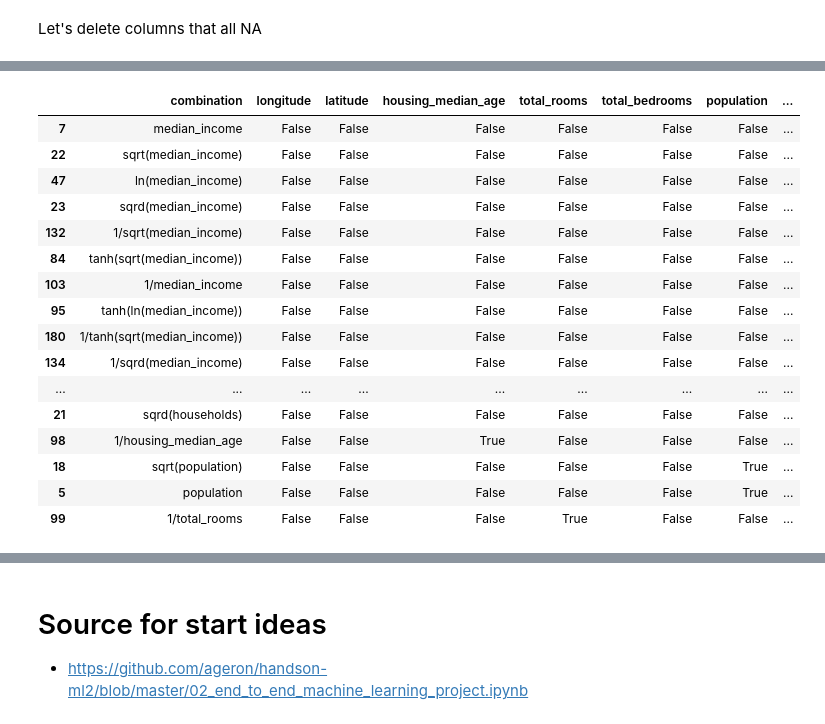
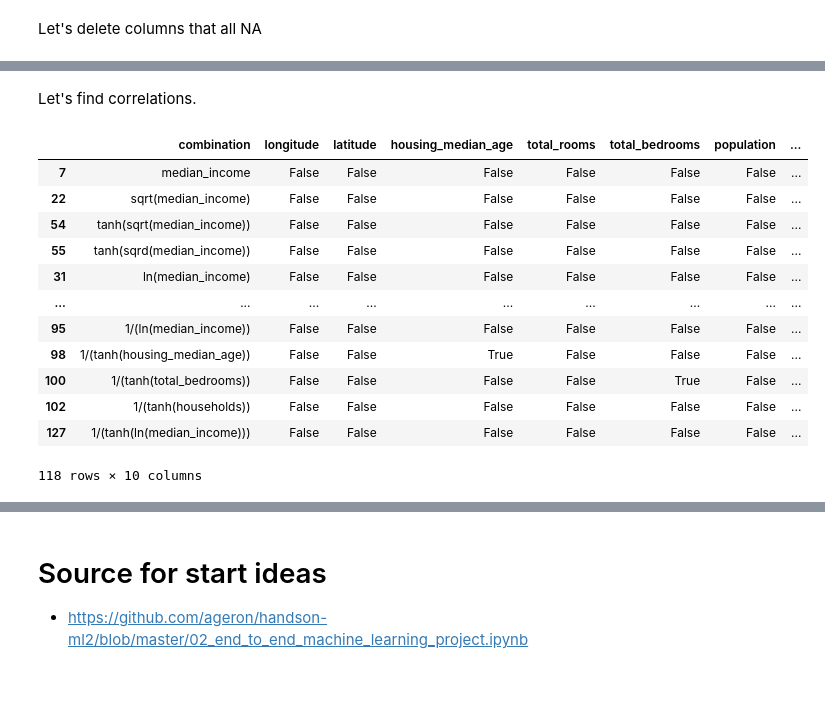
Before and after one commit to matyushkin/competitions, a Jupyter notebook: pipelines/regression/regression.ipynb, the cells around one changed output, grey strips where cells are left out. Cells and saved outputs as stored; diff of their text form; code cells hidden in the pictures; blank space fills up the shorter version.

```diff
--- a/pipelines/regression/regression.ipynb
+++ b/pipelines/regression/regression.ipynb
@@ -279,0 +217,35 @@ See the caveats in the documentation: https://pandas.pydata.org/pandas-docs/stab
+# %%
+def add_trans_row(df_tr, df_corr, col, s, func, *params):
+    if s not in df_c['combination'].values:
+        df_tr[s] = func(df_tr[col], *params)
+        row = df_corr.loc[df_corr['combination'] == col].copy()
+        row['combination'] = s
+        df_corr = df_corr.append(row, ignore_index=True)
+    return df_tr, df_corr
+
+def add_pow_trans(df_tr, df_corr, cols):
+    for col in cols:
+        df_tr, df_corr = add_trans_row(df_tr, df_corr, col, f'sqrt({col})', np.power, 0.5)
+        df_tr, df_corr = add_trans_row(df_tr, df_corr, col, f'sqrd({col})', np.power, 2)
+    return df_tr, df_corr
+
+def add_log_trans(df_tr, df_corr, cols):
+    for col in cols:
+        df_tr, df_corr = add_trans_row(df_tr, df_corr, col, f'ln({col})', np.log)
+    return df_tr, df_corr
+
+def add_tanh_trans(df_tr, df_corr, cols):
+    for col in cols:
+        df_tr, df_corr = add_trans_row(df_tr, df_corr, col, f'tanh({col})', np.log)
+    return df_tr, df_corr
+
+def add_hyperbolic_trans(df_tr, df_corr, cols):
+    for col in cols:
+        df_tr, df_corr = add_trans_row(df_tr, df_corr, col, f'1/({col})', np.power, -1)
+    return df_tr, df_corr
+
+df_tr = df[numeric_cols]
+df_tr, df_c = add_pow_trans(df_tr, df_c, numeric_cols)
+df_tr, df_c = add_log_trans(df_tr, df_c, numeric_cols)
+df_tr, df_c = add_tanh_trans(df_tr, df_c, df_tr.columns)
+df_tr, df_c = add_hyperbolic_trans(df_tr, df_c, df_tr.columns)
@@ -281,4 +259,6 @@ See the caveats in the documentation: https://pandas.pydata.org/pandas-docs/stab
 Let's delete columns that all NA
 # %%
 nan_cols = df_tr.columns[df_tr.isnull().values.all(axis=0)]
-df_tr.drop(nan_cols, axis=1)
+df_tr = df_tr.drop(nan_cols, axis=1)
+for col in nan_cols:
+    df_c = df_c[df_c.combination != col]
@@ -299,27 +265,22 @@ df_tr.drop(nan_cols, axis=1)
+# %% [markdown]
+Let's find correlations.
 # %%
-for col in nan_cols:
-    df_c = df_c[df_c.combination != col]
-
 y = ma.masked_invalid(df[target_name])
 df_c['value'] = df_c.combination.apply(lambda x: ma.corrcoef(df_tr[x], y)[0, 1])
 df_c.value = df_c.value.abs()
-df_c.sort_values(by=['value'], ascending=False).head(50)
+df_c.sort_values(by=['value'], ascending=False)
 # %% [output]
 |  | combination | longitude | latitude | housing_median_age | total_rooms | total_bedrooms | population | ... |
 | 7 | median_income | False | False | False | False | False | False | ... |
 | 22 | sqrt(median_income) | False | False | False | False | False | False | ... |
-| 47 | ln(median_income) | False | False | False | False | False | False | ... |
-| 23 | sqrd(median_income) | False | False | False | False | False | False | ... |
-| 132 | 1/sqrt(median_income) | False | False | False | False | False | False | ... |
-| 84 | tanh(sqrt(median_income)) | False | False | False | False | False | False | ... |
-| 103 | 1/median_income | False | False | False | False | False | False | ... |
-| 95 | tanh(ln(median_income)) | False | False | False | False | False | False | ... |
-| 180 | 1/tanh(sqrt(median_income)) | False | False | False | False | False | False | ... |
-| 134 | 1/sqrd(median_income) | False | False | False | False | False | False | ... |
+| 54 | tanh(sqrt(median_income)) | False | False | False | False | False | False | ... |
+| 55 | tanh(sqrd(median_income)) | False | False | False | False | False | False | ... |
+| 31 | ln(median_income) | False | False | False | False | False | False | ... |
 | ... | ... | ... | ... | ... | ... | ... | ... | ... |
-| 21 | sqrd(households) | False | False | False | False | False | False | ... |
-| 98 | 1/housing_median_age | False | False | True | False | False | False | ... |
-| 18 | sqrt(population) | False | False | False | False | False | True | ... |
-| 5 | population | False | False | False | False | False | True | ... |
-| 99 | 1/total_rooms | False | False | False | True | False | False | ... |
+| 95 | 1/(ln(median_income)) | False | False | False | False | False | False | ... |
+| 98 | 1/(tanh(housing_median_age)) | False | False | True | False | False | False | ... |
+| 100 | 1/(tanh(total_bedrooms)) | False | False | False | False | True | False | ... |
+| 102 | 1/(tanh(households)) | False | False | False | False | False | False | ... |
+| 127 | 1/(tanh(ln(median_income))) | False | False | False | False | False | False | ... |
+118 rows × 10 columns
 # %%
```
Also changed, not shown: parts of 19 cells of this notebook.
